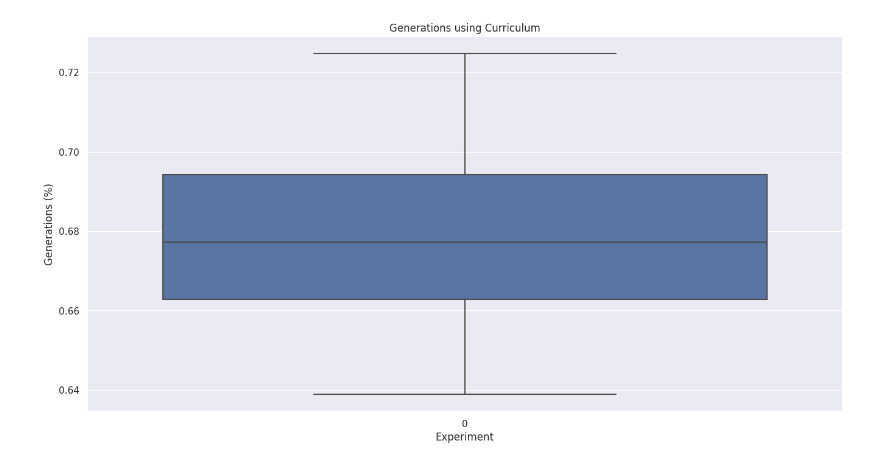
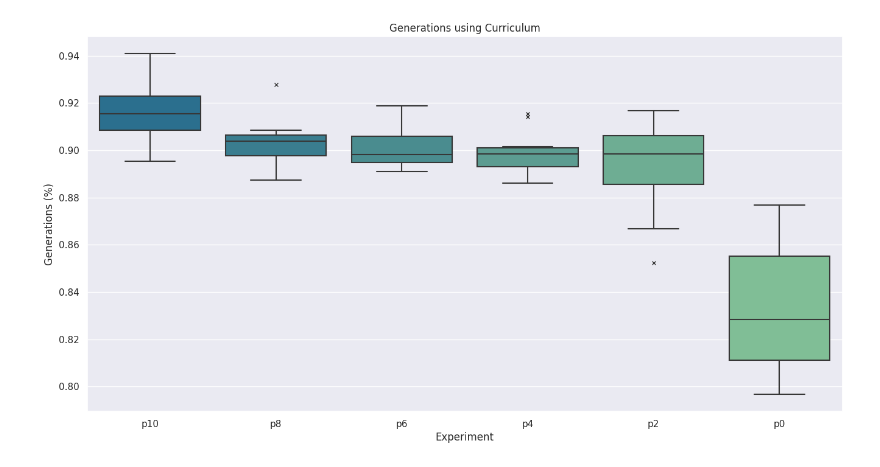
Before and after one commit to curriculum-guys/data-analysis, a Jupyter notebook: analysis/curriculum.ipynb, the cells around one changed output. Saved outputs shown, nothing was run; the diff lists cells and outputs as text; code cells hidden in the pictures.

```diff
--- a/analysis/curriculum.ipynb
+++ b/analysis/curriculum.ipynb
@@ -3,7 +3,12 @@ import pandas as pd
 import numpy as np
 
 experiments = dict(
-    p0='p=0'
+    p10='p = 1',
+    p8='p = 0.8',
+    p6='p = 0.6',
+    p4='p = 0.4',
+    p2='p = 0.2',
+    p0='p = 0',
 )
 seeds = [f's{i}' for i in range(1, 11)]
 specialists = {}
@@ -24,13 +29,14 @@ for experiment, proportion in experiments.items():
         specialist_score.append(
             list(seed_specialist.specialist_score)
         )
-
         cg = seed_specialist.query('specialist_score >= 0.8').specialist_score.count()
-        g = seed_stats.gen.max()
+        g = seed_stats.gen.max() - 1000
         stats.append(dict(
             seed=seed,
+            experiment=experiment,
             bestgfit=seed_stats.bestgfit.max(),
             generations=g,
+            start=seed_stats[seed_stats.gen == 1000].msteps.item(),
             curriculum_proportion=proportion,
             curriculum_usage=cg/g,
             curriculum_generations=cg,
@@ -43,13 +49,14 @@ df = pd.DataFrame(stats)
 # %%
 import seaborn as sns
 import matplotlib.pyplot as plt
 sns.set_theme()
 sns.set(rc={'figure.figsize':(16,8)})
 
-sns.boxplot(df.curriculum_usage, flierprops={"marker": "x"})
+palette = 'blend:#1a759f,#76c893'
+sns.boxplot(data=df, x='experiment', y='curriculum_usage', flierprops={"marker": "x"}, palette=palette)
 plt.title("Generations using Curriculum")
 plt.ylabel("Generations (%)")
 plt.xlabel("Experiment")
 plt.show()
 # %% [output]
-[figure, old version]
+[figure, new version]
```
Also changed, not shown: parts of 3 cells of this notebook, 4 other files.
